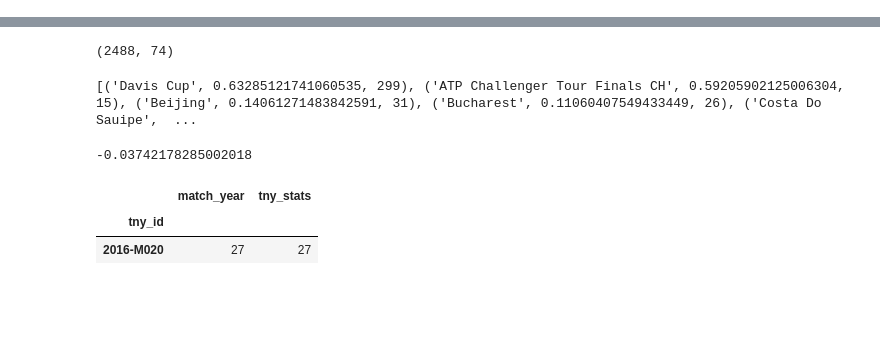
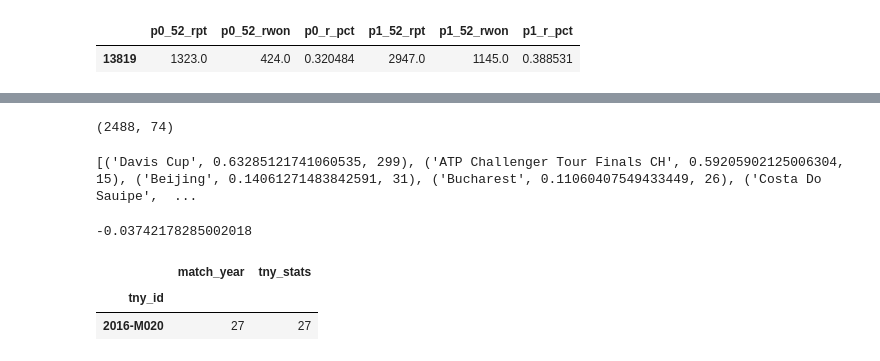
Before and after one commit to jgollub1/tennis_probs_live, a Jupyter notebook: test.ipynb, the cells around one changed output, grey strips where cells are left out. Saved outputs shown, nothing was run; the diff lists cells and outputs as text; code cells hidden in the pictures; blank space fills up the shorter version.

```diff
--- a/test.ipynb
+++ b/test.ipynb
@@ -13,6 +13,12 @@ full_df = pd.read_csv('match_data_constructed/match_df_6_29_2018')
 # ISSUE: tny_ids are not constant from year to year...
 # still, replace missing tny_averages with overall average...
 # TO DO: fix generate_EM_stats()
+# %%
+sub = full_df[(full_df['p0_name']=='Nick Kyrgios') & (full_df['p1_name']=='Mikhail Youzhny')]
+sub[[]]
+# %% [output]
+|  | p0_52_rpt | p0_52_rwon | p0_r_pct | p1_52_rpt | p1_52_rwon | p1_r_pct |
+| 13819 | 1323.0 | 424.0 | 0.320484 | 2947.0 | 1145.0 | 0.388531 |
 # %%
 # df = full_df[(full_df['match_year']<=2015) & (full_df['match_year']>=2010)]
 df = full_df[(full_df['match_year'] == 2014)]
```
Also changed, not shown: parts of 5 cells of this notebook, 5 other files.
